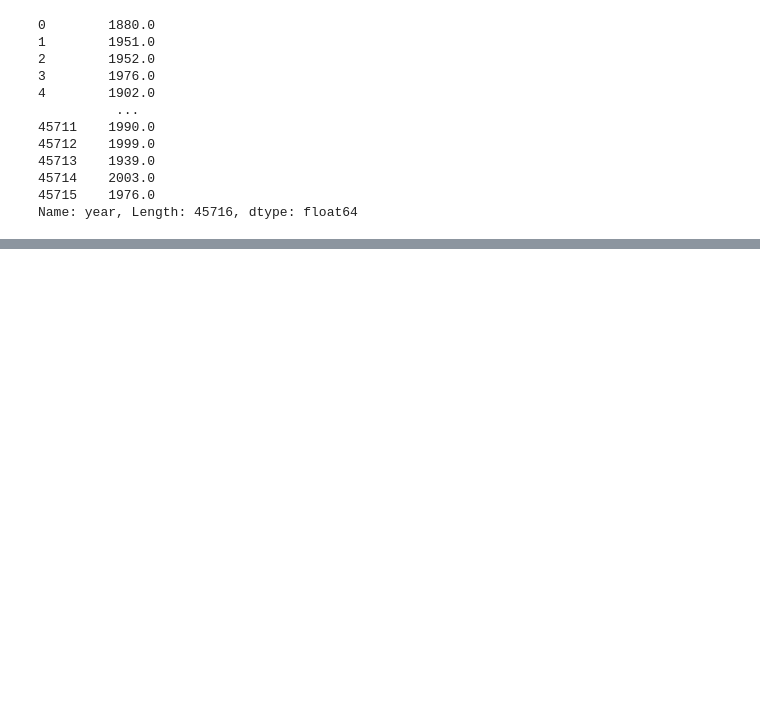
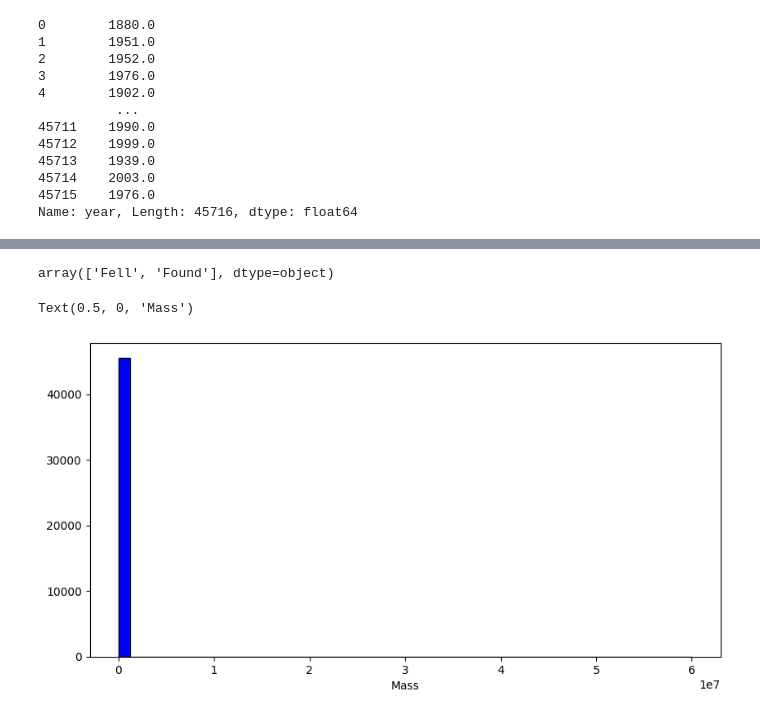
Before and after one commit to Manish3451/ml_eda_project, a Jupyter notebook: ml_eda.ipynb, the cells around one changed output, grey strips where cells are left out. Saved outputs shown, nothing was run; the diff lists cells and outputs as text; code cells hidden in the pictures; blank space fills up the shorter version.

```diff
--- a/ml_eda.ipynb
+++ b/ml_eda.ipynb
@@ -79,0 +101,11 @@ df.loc[df['reclong'] <= 180 & (df['reclong'] >= -180)] = df
+# %%
+df['fall'].unique()
+# %% [output]
+array(['Fell', 'Found'], dtype=object)
+# %%
+plt.figure(figsize=(10,5))
+plt.hist(df['mass'],bins=50,color='blue',edgecolor='black')
+plt.xlabel('Mass')
+# %% [output]
+Text(0.5, 0, 'Mass')
+[figure, added]
```
Also changed, not shown: parts of 9 cells of this notebook.
